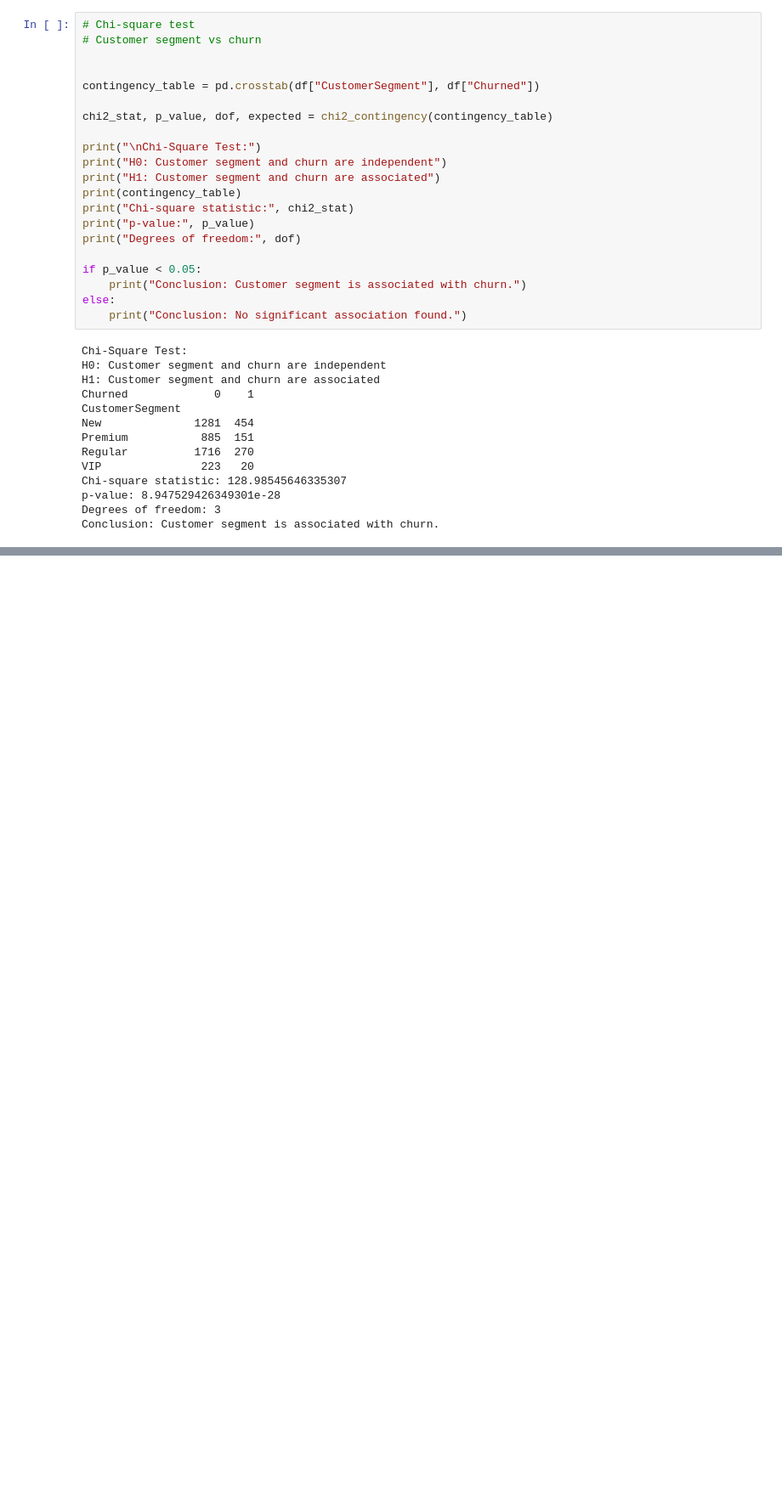
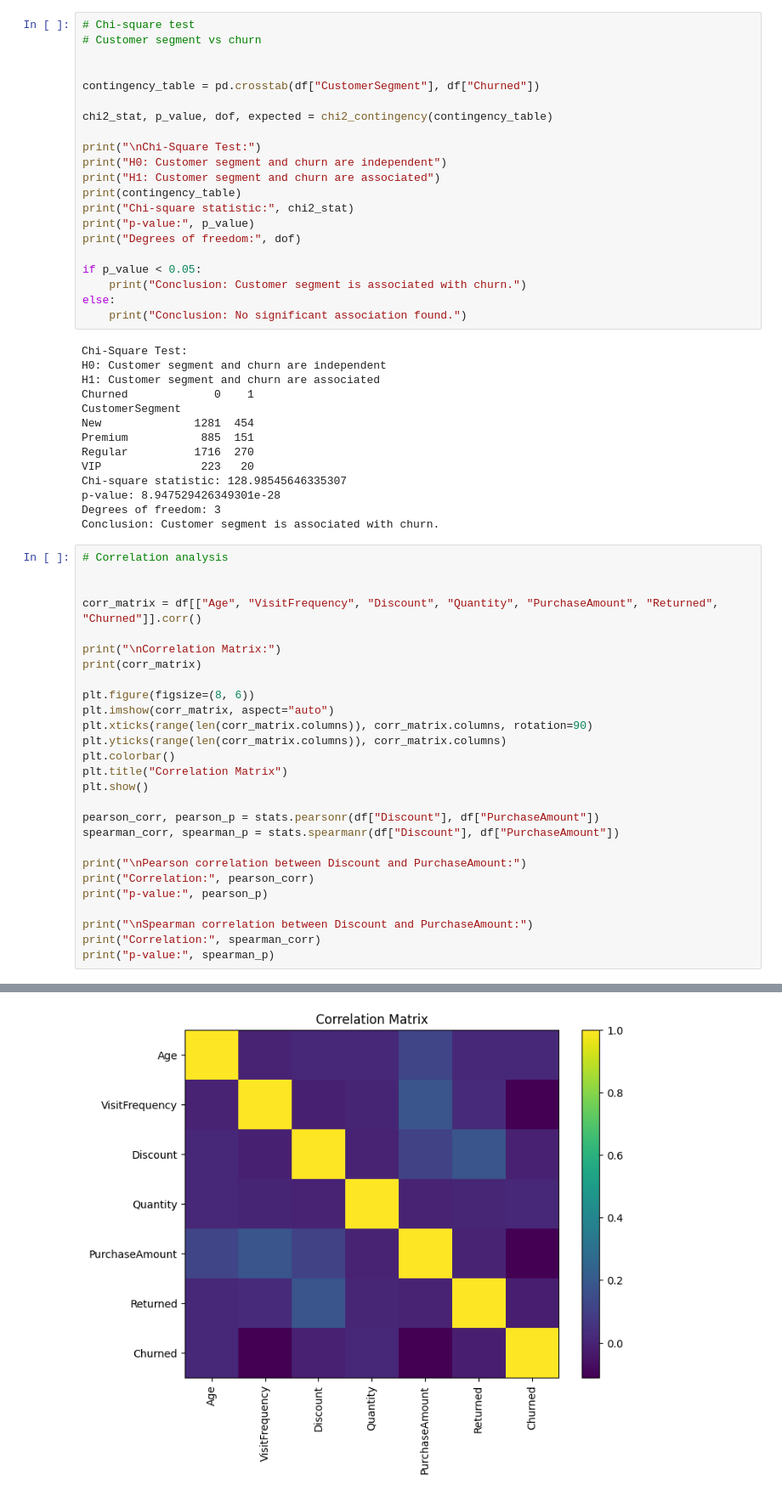
Before and after one commit to VKishore16-DS/Statistics, a Jupyter notebook: CUSTOMER BEHAVIOR & REVENUE GROWTH ANALYSIS/customer_analysis.ipynb, the cells around one changed output, grey strips where cells are left out. Shown at 85% size. Cells and saved outputs as stored; diff of their text form; blank space fills up the shorter version.

Commit message:
added Correlation analysis

```diff
--- a/CUSTOMER BEHAVIOR & REVENUE GROWTH ANALYSIS/customer_analysis.ipynb
+++ b/CUSTOMER BEHAVIOR & REVENUE GROWTH ANALYSIS/customer_analysis.ipynb
@@ -573,3 +573,31 @@ Chi-square statistic: 128.98545646335307
 p-value: 8.947529426349301e-28
 Degrees of freedom: 3
 Conclusion: Customer segment is associated with churn.
+# %%
+# Correlation analysis
+
+
+corr_matrix = df[["Age", "VisitFrequency", "Discount", "Quantity", "PurchaseAmount", "Returned", "Churned"]].corr()
+
+print("\nCorrelation Matrix:")
+print(corr_matrix)
+
+plt.figure(figsize=(8, 6))
+plt.imshow(corr_matrix, aspect="auto")
+plt.xticks(range(len(corr_matrix.columns)), corr_matrix.columns, rotation=90)
+plt.yticks(range(len(corr_matrix.columns)), corr_matrix.columns)
+plt.colorbar()
+plt.title("Correlation Matrix")
+plt.show()
+
+pearson_corr, pearson_p = stats.pearsonr(df["Discount"], df["PurchaseAmount"])
+spearman_corr, spearman_p = stats.spearmanr(df["Discount"], df["PurchaseAmount"])
+
+print("\nPearson correlation between Discount and PurchaseAmount:")
+print("Correlation:", pearson_corr)
+print("p-value:", pearson_p)
+
+print("\nSpearman correlation between Discount and PurchaseAmount:")
+print("Correlation:", spearman_corr)
+print("p-value:", spearman_p)
+# %% [output]
@@ -575,0 +622 @@ Conclusion: Customer segment is associated with churn.
+[figure, added]
```
Also changed, not shown: parts of 1 cell of this notebook.
